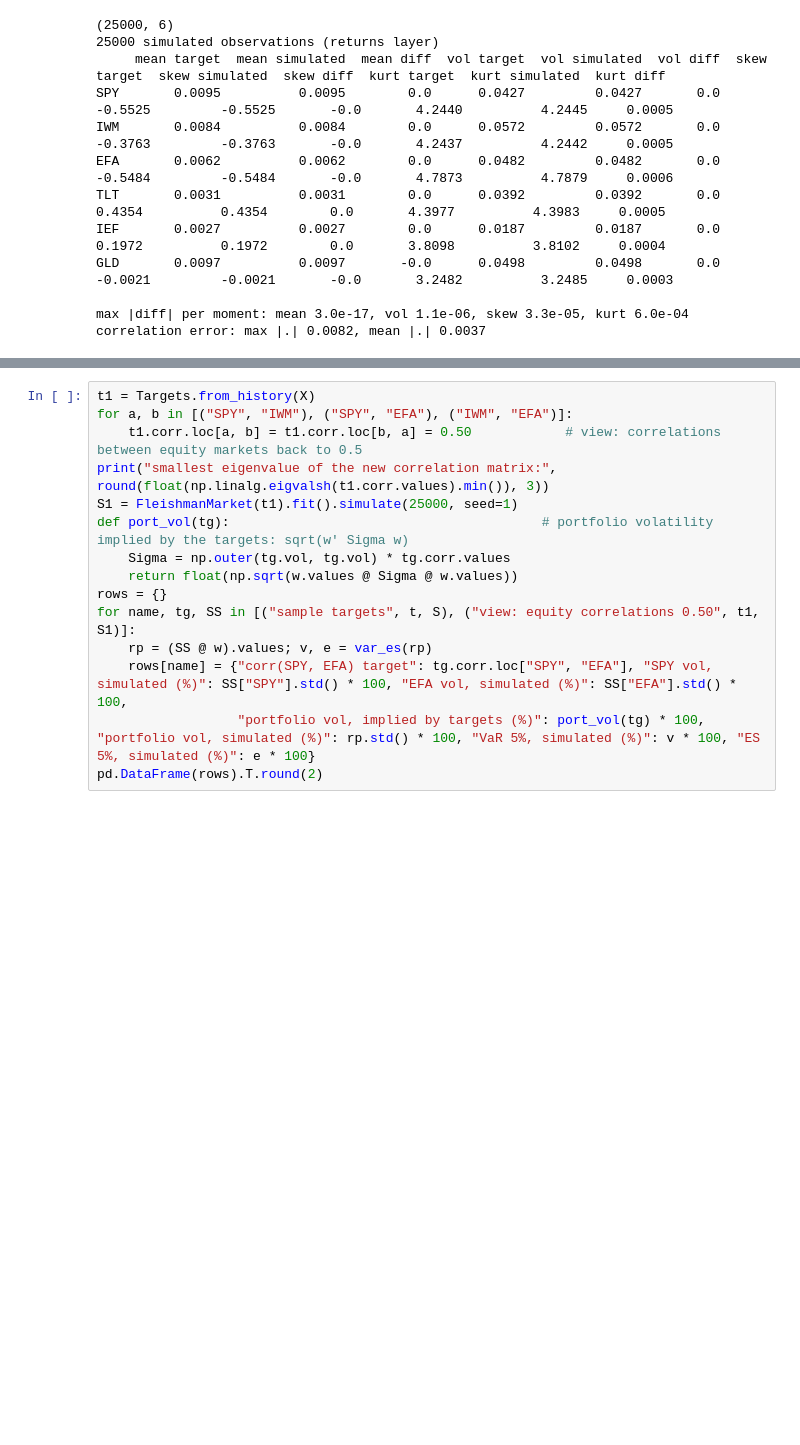
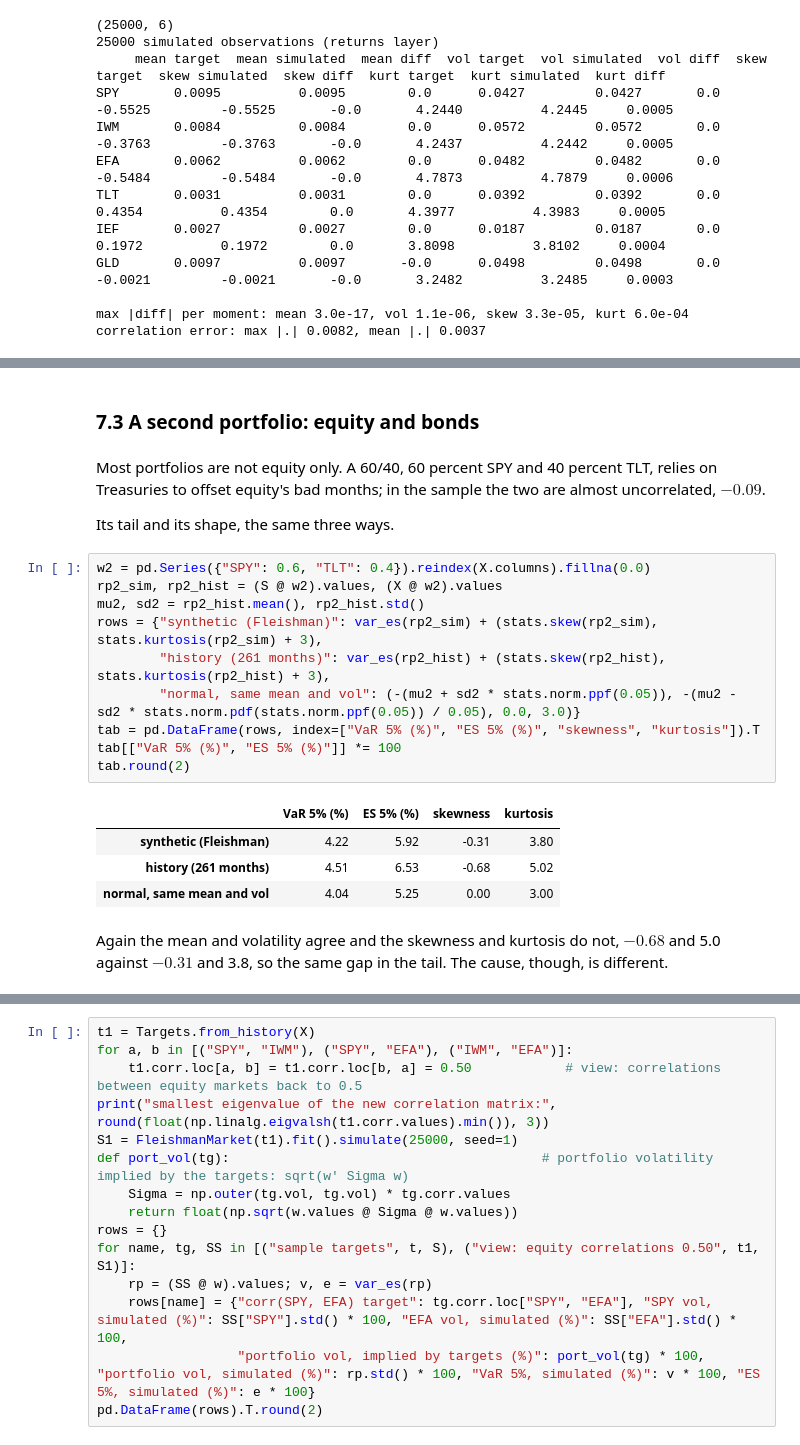
Before and after one commit to mamadouyamar/CVineMarketGen, a Jupyter notebook: examples/01_matching_moments_and_correlations.ipynb, the cells around one changed output, grey strips where cells are left out. Cells and saved outputs as stored; diff of their text form; blank space fills up the shorter version.

```diff
--- a/examples/01_matching_moments_and_correlations.ipynb
+++ b/examples/01_matching_moments_and_correlations.ipynb
@@ -382,0 +440,28 @@ coincide with no direction. Notebook 02 makes both a target.
+# %% [markdown]
+<a id="s7-3"></a>
+### 7.3 A second portfolio: equity and bonds
+# %% [markdown]
+Most portfolios are not equity only. A 60/40, 60 percent SPY and 40 percent
+TLT, relies on Treasuries to offset equity's bad months; in the sample the two
+are almost uncorrelated, $-0.09$.
+
+Its tail and its shape, the same three ways.
+# %%
+w2 = pd.Series({"SPY": 0.6, "TLT": 0.4}).reindex(X.columns).fillna(0.0)
+rp2_sim, rp2_hist = (S @ w2).values, (X @ w2).values
+mu2, sd2 = rp2_hist.mean(), rp2_hist.std()
+rows = {"synthetic (Fleishman)": var_es(rp2_sim) + (stats.skew(rp2_sim), stats.kurtosis(rp2_sim) + 3),
+        "history (261 months)": var_es(rp2_hist) + (stats.skew(rp2_hist), stats.kurtosis(rp2_hist) + 3),
+        "normal, same mean and vol": (-(mu2 + sd2 * stats.norm.ppf(0.05)), -(mu2 - sd2 * stats.norm.pdf(stats.norm.ppf(0.05)) / 0.05), 0.0, 3.0)}
+tab = pd.DataFrame(rows, index=["VaR 5% (%)", "ES 5% (%)", "skewness", "kurtosis"]).T
+tab[["VaR 5% (%)", "ES 5% (%)"]] *= 100
+tab.round(2)
+# %% [output]
+|  | VaR 5% (%) | ES 5% (%) | skewness | kurtosis |
+| synthetic (Fleishman) | 4.22 | 5.92 | -0.31 | 3.80 |
+| history (261 months) | 4.51 | 6.53 | -0.68 | 5.02 |
+| normal, same mean and vol | 4.04 | 5.25 | 0.00 | 3.00 |
+# %% [markdown]
+Again the mean and volatility agree and the skewness and kurtosis do not,
+$-0.68$ and 5.0 against $-0.31$ and 3.8, so the same gap in the tail. The
+cause, though, is different.
```
Also changed, not shown: parts of 64 cells of this notebook, 1 other file.
